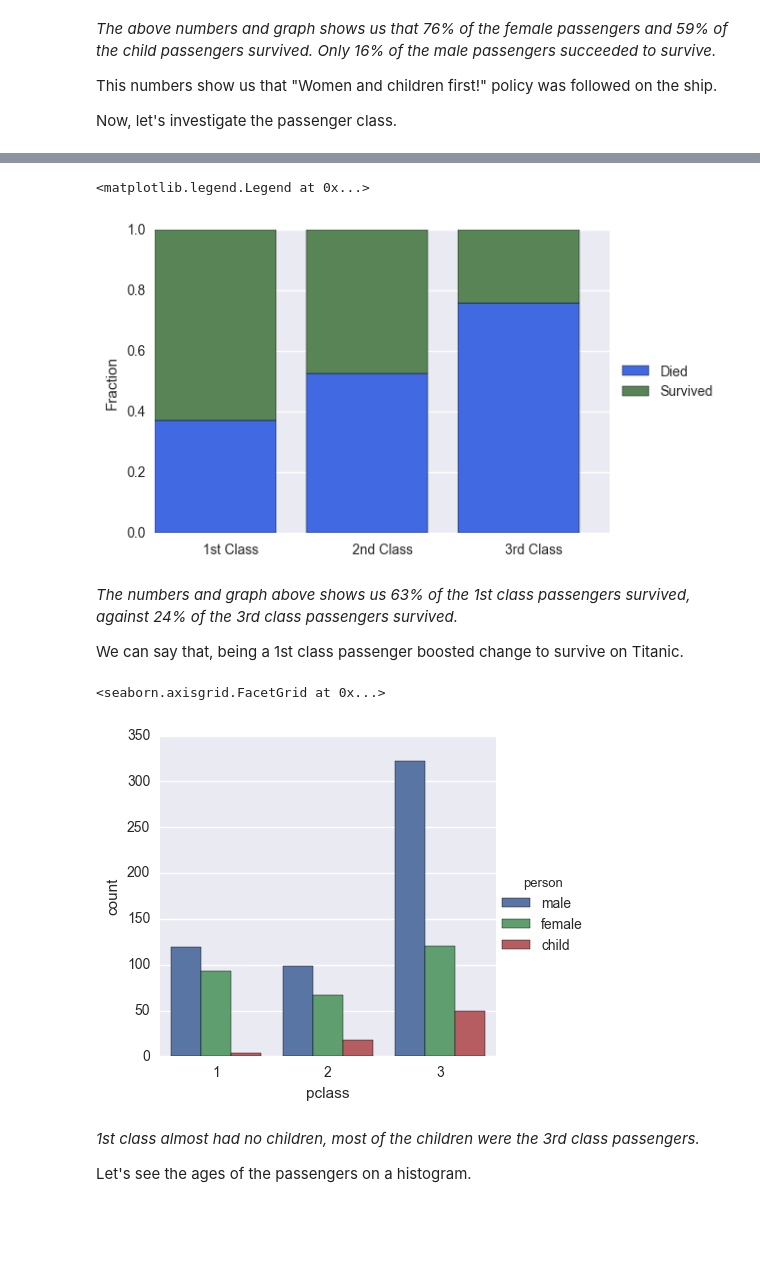
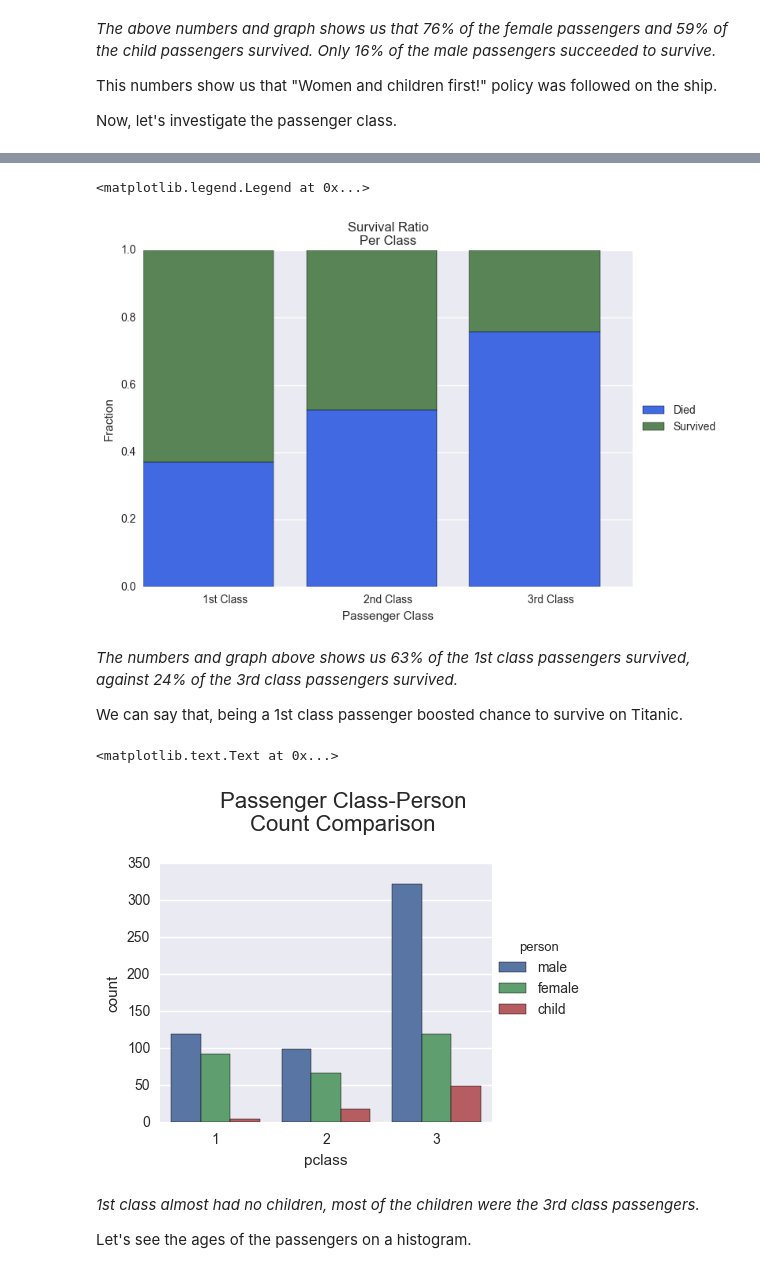
Before and after one commit to borayuret/P2-DataAnalyst-InvestigateADataset, a Jupyter notebook: P2-DataAnalyst-InvestigateADataset.ipynb, the cells around one changed output, grey strips where cells are left out. Cells and saved outputs as stored; diff of their text form; code cells hidden in the pictures; blank space fills up the shorter version.

```diff
--- a/P2-DataAnalyst-InvestigateADataset.ipynb
+++ b/P2-DataAnalyst-InvestigateADataset.ipynb
@@ -328,24 +342,28 @@ sns.factorplot('pclass', kind='count', data=titanic_df, hue='survived')
 # %%
+pclass_crosstab = pd.crosstab(titanic_df.pclass, titanic_df.survived)
 pclass_crosstab = pclass_crosstab.apply(lambda x: x/x.sum(), axis=1)
 plt.bar([0,1,2], pclass_crosstab[0], color="royalblue", label="Died")
 plt.bar([0,1,2], pclass_crosstab[1], bottom=pclass_crosstab[0], color="darksage", label="Survived")
 plt.xticks([0.5, 1.5, 2.5], ["1st Class", "2nd Class", "3rd Class"], rotation="horizontal" )
 plt.ylabel("Fraction")
-plt.xlabel("")
+plt.xlabel("Passenger Class")
+plt.title("Survival Ratio\nPer Class")
 plt.legend(loc='center left', bbox_to_anchor=(1.0, 0.5))
 # %% [output]
 <matplotlib.legend.Legend at 0x...>
-[figure, old version]
+[figure, new version]
 # %% [markdown]
 <i>The numbers and graph above shows us 63% of the 1st class passengers survived, against 24% of the 3rd class passengers survived.
 
-We can say that, being a 1st class passenger boosted change to survive on Titanic.</i>
+We can say that, being a 1st class passenger boosted chance to survive on Titanic.</i>
 # %%
 # Let's look at the passenger class info with our person column
-sns.factorplot('pclass', kind='count', data=titanic_df, hue='person')
+g = sns.factorplot('pclass', kind='count', data=titanic_df, hue='person')
+g.fig.subplots_adjust(top=0.8)
+g.fig.suptitle('Passenger Class-Person\nCount Comparison', fontsize=16)
 # %% [output]
-<seaborn.axisgrid.FacetGrid at 0x...>
+<matplotlib.text.Text at 0x...>
-[figure, old version]
+[figure, new version]
 # %% [markdown]
 <i>1st class almost had no children, most of the children were the 3rd class passengers.
 
```
Also changed, not shown: parts of 73 cells of this notebook.
